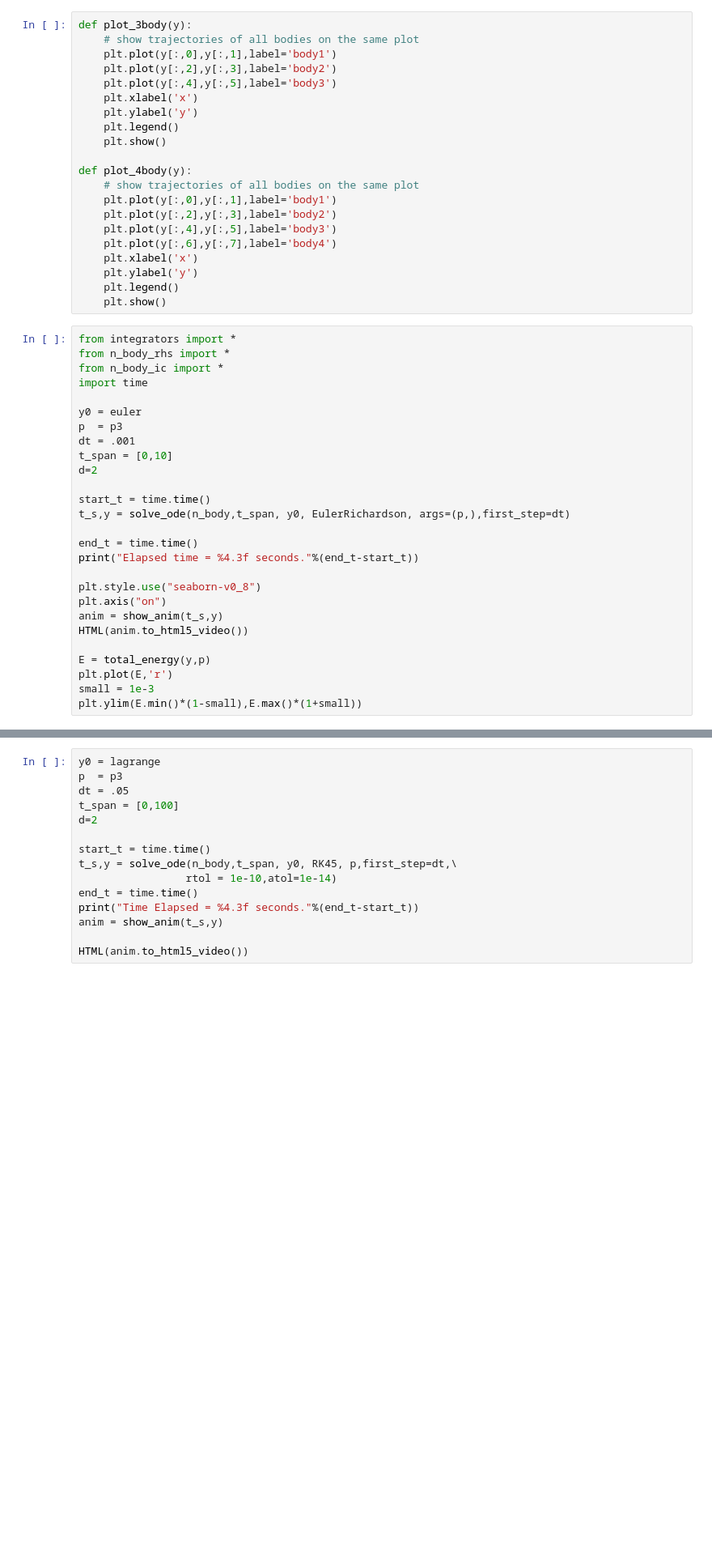
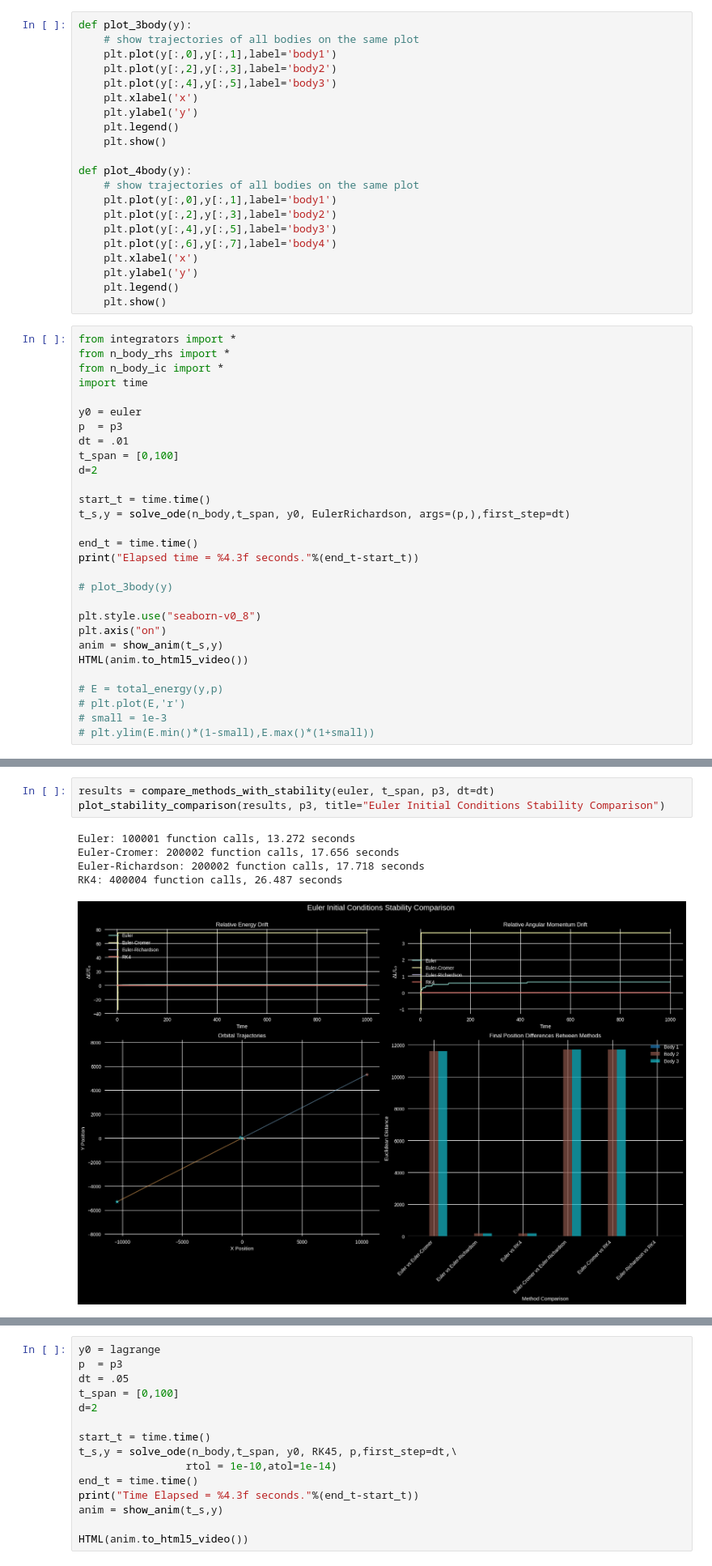
Before and after one commit to cake-dev/SimClass, a Jupyter notebook: ode/ode_limitations.ipynb, the cells around one changed output, grey strips where cells are left out. Shown at 81% size. Saved outputs shown, nothing was run; the diff lists cells and outputs as text; blank space fills up the shorter version.

Commit message:
method comparison

```diff
--- a/ode/ode_limitations.ipynb
+++ b/ode/ode_limitations.ipynb
@@ -226,8 +226,8 @@ import time
 
 y0 = euler
 p  = p3
-dt = .001
-t_span = [0,10]
+dt = .01
+t_span = [0,100]
 d=2
 
 start_t = time.time()
@@ -236,12 +236,14 @@ t_s,y = solve_ode(n_body,t_span, y0, EulerRichardson, args=(p,),first_step=dt)
 end_t = time.time()
 print("Elapsed time = %4.3f seconds."%(end_t-start_t))
 
+# plot_3body(y)
+
 plt.style.use("seaborn-v0_8")
 plt.axis("on")
 anim = show_anim(t_s,y)
 HTML(anim.to_html5_video())
 
-E = total_energy(y,p)
-plt.plot(E,'r')
-small = 1e-3
-plt.ylim(E.min()*(1-small),E.max()*(1+small))
+# E = total_energy(y,p)
+# plt.plot(E,'r')
+# small = 1e-3
+# plt.ylim(E.min()*(1-small),E.max()*(1+small))
@@ -247,0 +818,9 @@ plt.ylim(E.min()*(1-small),E.max()*(1+small))
+# %%
+results = compare_methods_with_stability(euler, t_span, p3, dt=dt)
+plot_stability_comparison(results, p3, title="Euler Initial Conditions Stability Comparison")
+# %% [output]
+Euler: 100001 function calls, 13.272 seconds
+Euler-Cromer: 200002 function calls, 17.656 seconds
+Euler-Richardson: 200002 function calls, 17.718 seconds
+RK4: 400004 function calls, 26.487 seconds
+[figure, added]
```
Also changed, not shown: parts of 7 cells of this notebook.
